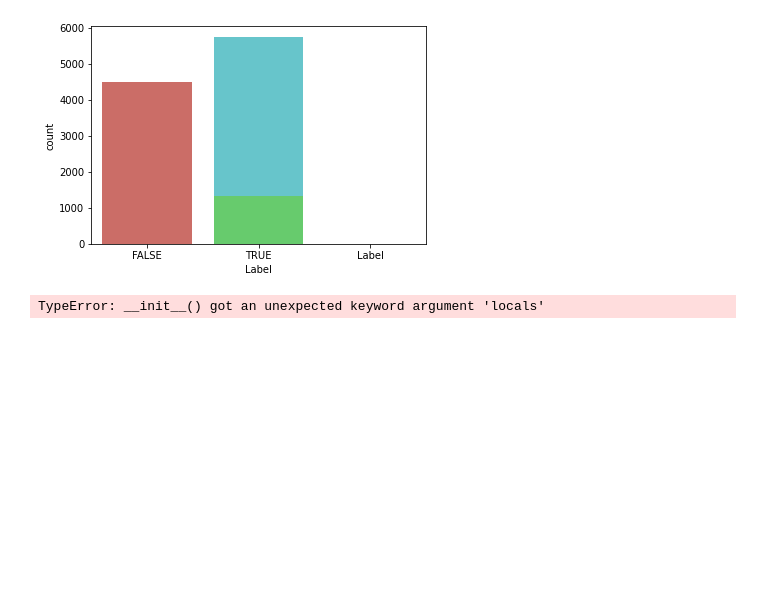
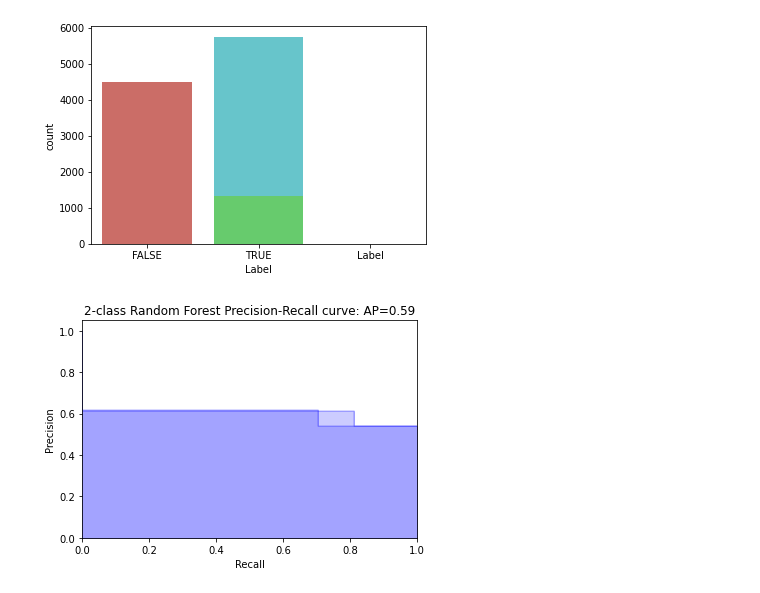
Before and after one commit to neroswords/Fake_News_Detection, a Jupyter notebook: Untitled.ipynb, the cells around one changed output. Cells and saved outputs as stored; diff of their text form; code cells hidden in the pictures; blank space fills up the shorter version.

```diff
--- a/Untitled.ipynb
+++ b/Untitled.ipynb
@@ -634,11 +634,11 @@ def plot_learing_curve(pipeline,title):
 
 
 # #below command will plot learing curves for each of the classifiers
-plot_learing_curve(logR_pipeline_ngram,"Naive-bayes Classifier")
-plot_learing_curve(nb_pipeline_ngram,"LogisticRegression Classifier")
-plot_learing_curve(svm_pipeline_ngram,"SVM Classifier")
-plot_learing_curve(sgd_pipeline_ngram,"SGD Classifier")
-plot_learing_curve(random_forest_ngram,"RandomForest Classifier")
+# plot_learing_curve(logR_pipeline_ngram,"Naive-bayes Classifier")
+# plot_learing_curve(nb_pipeline_ngram,"LogisticRegression Classifier")
+# plot_learing_curve(svm_pipeline_ngram,"SVM Classifier")
+# plot_learing_curve(sgd_pipeline_ngram,"SGD Classifier")
+# plot_learing_curve(random_forest_ngram,"RandomForest Classifier")
 
 # """
 # by plotting the learning cureve for logistic regression, it can be seen that cross-validation score is stagnating throughout and it
@@ -648,25 +648,25 @@ plot_learing_curve(random_forest_ngram,"RandomForest Classifier")
 
 
 #plotting Precision-Recall curve
-# def plot_PR_curve(classifier):
+def plot_PR_curve(classifier):
 
-#     precision, recall, thresholds = precision_recall_curve(DataPrep.test_news['Label'], classifier)
-#     average_precision = average_precision_score(DataPrep.test_news['Label'], classifier)
+    precision, recall, thresholds = precision_recall_curve(DataPrep.test_news['Label'], classifier)
+    average_precision = average_precision_score(DataPrep.test_news['Label'], classifier)
 
-#     plt.step(recall, precision, color='b', alpha=0.2,
-#              where='post')
-#     plt.fill_between(recall, precision, step='post', alpha=0.2,
-#                      color='b')
+    plt.step(recall, precision, color='b', alpha=0.2,
+             where='post')
+    plt.fill_between(recall, precision, step='post', alpha=0.2,
+                     color='b')
 
-#     plt.xlabel('Recall')
-#     plt.ylabel('Precision')
-#     plt.ylim([0.0, 1.05])
-#     plt.xlim([0.0, 1.0])
-#     plt.title('2-class Random Forest Precision-Recall curve: AP={0:0.2f}'.format(
-#               average_precision))
+    plt.xlabel('Recall')
+    plt.ylabel('Precision')
+    plt.ylim([0.0, 1.05])
+    plt.xlim([0.0, 1.0])
+    plt.title('2-class Random Forest Precision-Recall curve: AP={0:0.2f}'.format(
+              average_precision))
 
-# plot_PR_curve(predicted_LogR_ngram)
-# plot_PR_curve(predicted_rf_ngram)
+plot_PR_curve(predicted_LogR_ngram)
+plot_PR_curve(predicted_rf_ngram)
 
 
 # """
@@ -703,31 +703,31 @@ plot_learing_curve(random_forest_ngram,"RandomForest Classifier")
 
 #     # Get the top n and bottom n coef, name pairs
 #     topn  = zip(coefs[:n], coefs[:-(n+1):-1])
 
 #     # Create the output string to return
 #     output = []
 
 #     # If text, add the predicted value to the output.
 #     if text is not None:
 #         output.append("\"{}\"".format(text))
 #         output.append(
 #             "Classified as: {}".format(model.predict([text]))
 #         )
 #         output.append("")
 
 #     # Create two columns with most negative and most positive features.
 #     for (cp, fnp), (cn, fnn) in topn:
 #         output.append(
 #             "{:0.4f}{: >15}    {:0.4f}{: >15}".format(
 #                 cp, fnp, cn, fnn
 #             )
 #         )
 #     #return "\n".join(output)
 #     print(output)
 
 # show_most_informative_features(logR_pipeline_ngram,vect='LogR_tfidf',clf='LogR_clf')
 # show_most_informative_features(nb_pipeline_ngram,vect='nb_tfidf',clf='nb_clf')
 # show_most_informative_features(svm_pipeline_ngram,vect='svm_tfidf',clf='svm_clf')
 # show_most_informative_features(sgd_pipeline_ngram,vect='sgd_tfidf',clf='sgd_clf')
 # %% [output]
-TypeError: __init__() got an unexpected keyword argument 'locals'
+[figure, added]
```
Also changed, not shown: 7 other files.
